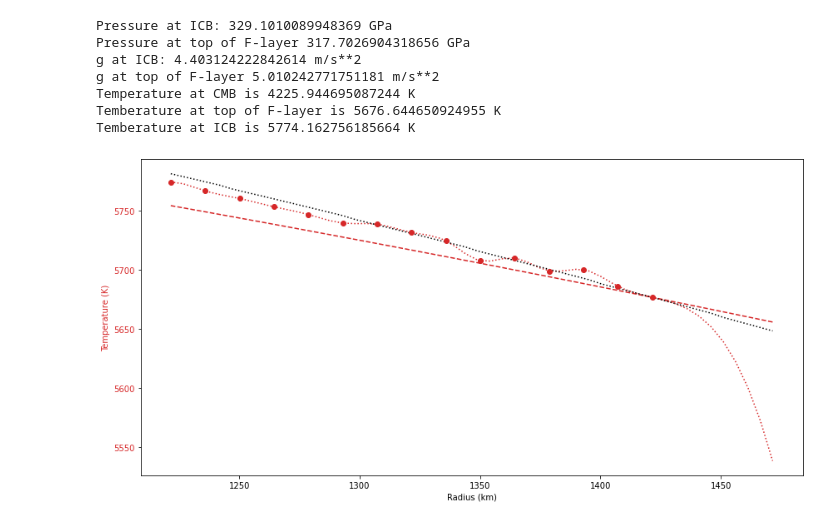
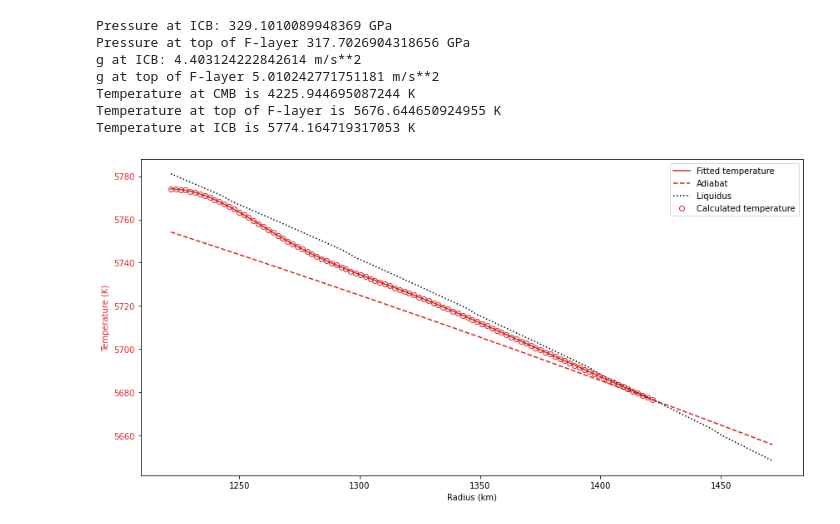
Before and after one commit to andreww/slurry, a Jupyter notebook: results_plotting.ipynb, the cells around one changed output. Saved outputs shown, nothing was run; the diff lists cells and outputs as text; code cells hidden in the pictures.

```diff
--- a/results_plotting.ipynb
+++ b/results_plotting.ipynb
@@ -16,7 +16,7 @@ import earth_model
 #data = bulk_case_runner.load_case_data('self_consistent.pickle')
 #data = bulk_case_runner.load_case_data('optimised.pickle')
 #data = bulk_case_runner.load_case_data('optimised_lowt.pickle')
-data = bulk_case_runner.load_case_data('optimised_15_two_step.pickle')
+data = bulk_case_runner.load_case_data('optimised_100_knots.pickle')
 
 bulk_case_runner.plot_case_csd_nuc(logscale=True, nonuc=False, **data)
 bulk_case_runner.plot_case_solid_frac(**data)
@@ -43,17 +43,18 @@ print("g at top of F-layer", prem.gravity(radius_top_flayer/1000.0), "m/s**2")
 
 # Generate the functions for temperautre,
 # composition, pressure and gravity
+knott_radii = np.linspace(radius_inner_core, radius_top_flayer, data["number_of_knots"])
 tfunc, atfunc, ftfunc, tfunc_creator, xfunc, pfunc, \
     gfunc = flayer.setup_flayer_functions(radius_inner_core, radius_cmb, f_layer_thickness,
                                                     gamma, data["delta_t_icb"], data["xfe_outer_core"],
-                                          data["xfe_icb"], data["analysis_radii"])
+                                          data["xfe_icb"], knott_radii)
 
 print("Temperature at CMB is", tfunc(radius_cmb), "K")
 
 tfunc = tfunc_creator(data["t_params"])
 
-print("Temberature at top of F-layer is", tfunc(radius_top_flayer), "K")
-print("Temberature at ICB is", tfunc(radius_inner_core), "K")
+print("Temperature at top of F-layer is", tfunc(radius_top_flayer), "K")
+print("Temperature at ICB is", tfunc(radius_inner_core), "K")
 
 # Interpolate onto radius for plotting
 rs = np.linspace(radius_inner_core, radius_inner_core+250.0E3)
@@ -64,37 +65,39 @@ xs = xfunc(rs)
 # Find the P-X dependent liquidus (storing the temperature at each point)
 tl = feot.find_liquidus(xs, ps)
 
 # Plot the F-layer setup alongside the liquidus
 fig, ax1 = plt.subplots(figsize=(12,6), tight_layout=True)
 
 color = 'tab:red'
 ax1.set_xlabel('Radius (km)')
 ax1.set_ylabel('Temperature (K)', color=color)
-ax1.plot(rs/1000.0, ts, color=color, ls=':')
-ax1.plot(rs/1000.0, ats, color=color, ls='--')
-ax1.plot(rs/1000.0, tl, color='k', ls=':')
+ax1.plot(rs[rs<=radius_top_flayer]/1000.0, ts[rs<=radius_top_flayer], color=color, ls='-', label='Fitted temperature')
+ax1.plot(rs/1000.0, ats, color=color, ls='--', label='Adiabat')
+ax1.plot(rs/1000.0, tl, color='k', ls=':', label='Liquidus')
 
 ax1.tick_params(axis='y', labelcolor=color)
 #ax1.set_ylim([5900, 6200])
 
-ax1.plot(data["analysis_radii"]/1000.0, data["out_t_points"], 'o', color=color)
+ax1.plot(data["analysis_radii"]/1000.0, data["out_t_points"], 'o', color=color, fillstyle='none', label='Calculated temperature')
 
 #ax2 = ax1.twinx()
 
 #color = 'tab:blue'
 #ax2.set_ylabel('Pressure (GPs)', color=color)
 #ax2.plot(rs/1000.0, ps, color=color)
 #ax2.tick_params(axis='y', labelcolor=color)
 #ax2.set_ylim([280, 330])
 
+ax1.legend()
+
 fig.tight_layout()
 plt.show()
 # %% [output]
 Pressure at ICB: 329.1010089948369 GPa
 Pressure at top of F-layer 317.7026904318656 GPa
 g at ICB: 4.403124222842614 m/s**2
 g at top of F-layer 5.010242771751181 m/s**2
 Temperature at CMB is 4225.944695087244 K
-Temberature at top of F-layer is 5676.644650924955 K
-Temberature at ICB is 5774.162756185664 K
+Temperature at top of F-layer is 5676.644650924955 K
+Temperature at ICB is 5774.164719317053 K
-[figure, old version]
+[figure, new version]
```
Also changed, not shown: parts of 5 cells of this notebook, 1 other file.
